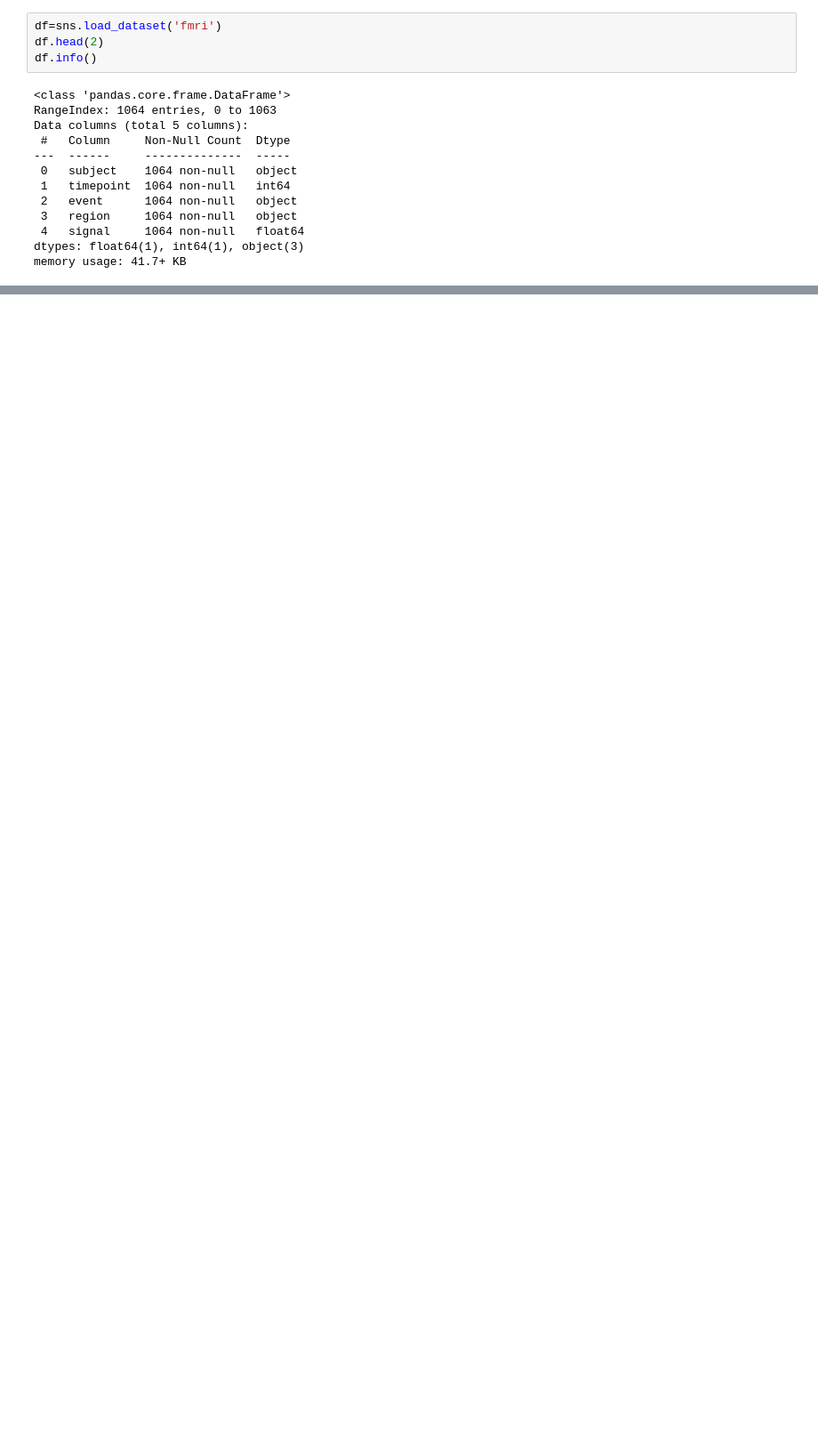
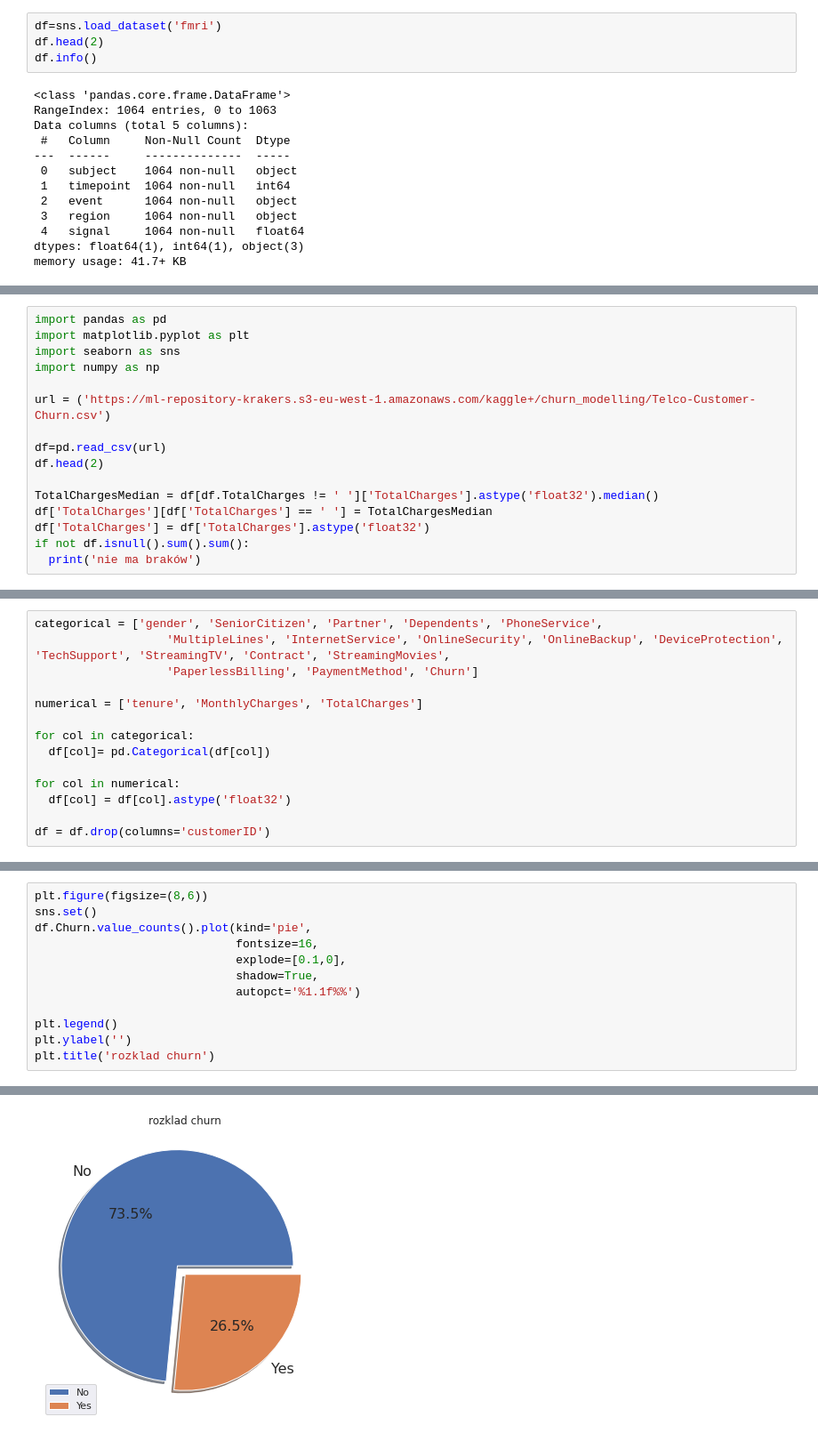
Before and after one commit to michal00x/Plot, a Jupyter notebook: relplot.ipynb, the cells around one changed output, grey strips where cells are left out. Shown at 89% size. Drawn from its saved outputs; the diff is of its cells as text; blank space fills up the shorter version.

```diff
--- a/relplot.ipynb
+++ b/relplot.ipynb
@@ -48,0 +76,16 @@ sns.jointplot(data=)
+# %%
+import pandas as pd
+import matplotlib.pyplot as plt
+import seaborn as sns
+import numpy as np
+
+url = ('https://ml-repository-krakers.s3-eu-west-1.amazonaws.com/kaggle+/churn_modelling/Telco-Customer-Churn.csv')
+
+df=pd.read_csv(url)
+df.head(2)
+
+TotalChargesMedian = df[df.TotalCharges != ' ']['TotalCharges'].astype('float32').median()
+df['TotalCharges'][df['TotalCharges'] == ' '] = TotalChargesMedian
+df['TotalCharges'] = df['TotalCharges'].astype('float32')
+if not df.isnull().sum().sum():
+  print('nie ma braków')
@@ -48,0 +98,14 @@ sns.jointplot(data=)
+# %%
+categorical = ['gender', 'SeniorCitizen', 'Partner', 'Dependents', 'PhoneService',
+                   'MultipleLines', 'InternetService', 'OnlineSecurity', 'OnlineBackup', 'DeviceProtection', 'TechSupport', 'StreamingTV', 'Contract', 'StreamingMovies',
+                   'PaperlessBilling', 'PaymentMethod', 'Churn']
+
+numerical = ['tenure', 'MonthlyCharges', 'TotalCharges']
+
+for col in categorical:
+  df[col]= pd.Categorical(df[col])
+
+for col in numerical:
+  df[col] = df[col].astype('float32')
+
+df = df.drop(columns='customerID')
@@ -48,0 +130,13 @@ sns.jointplot(data=)
+# %%
+plt.figure(figsize=(8,6))
+sns.set()
+df.Churn.value_counts().plot(kind='pie',
+                             fontsize=16,
+                             explode=[0.1,0],
+                             shadow=True,
+                             autopct='%1.1f%%')
+
+plt.legend()
+plt.ylabel('')
+plt.title('rozklad churn')
+# %% [output]
@@ -48,0 +144 @@ sns.jointplot(data=)
+[figure, added]
```
Also changed, not shown: parts of 8 cells of this notebook.
